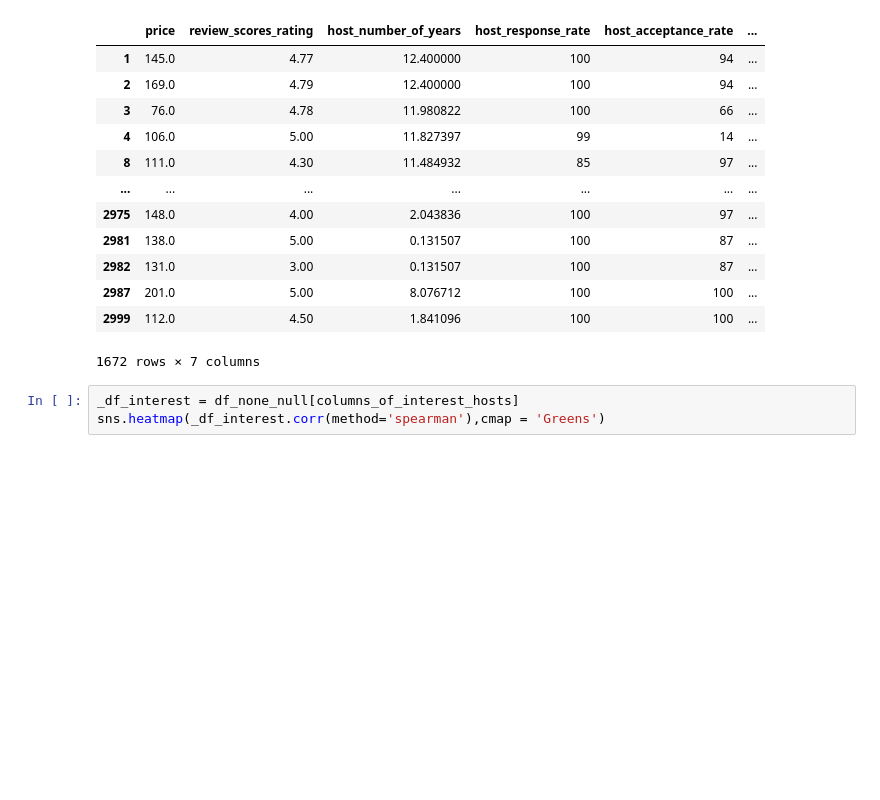
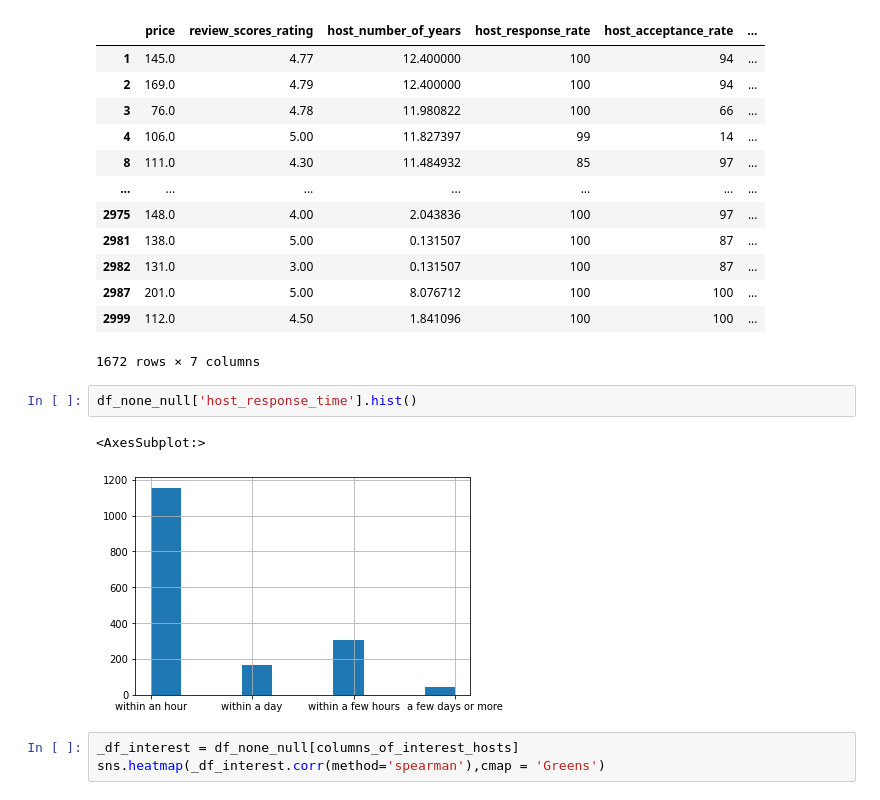
Before and after one commit to Fabrizio-Andrew/Vacation-Rental-Pricing-Estimator, a Jupyter notebook: experimentation/eda0.ipynb, the cells around one changed output. Saved outputs shown, nothing was run; the diff lists cells and outputs as text; blank space fills up the shorter version.

```diff
--- a/experimentation/eda0.ipynb
+++ b/experimentation/eda0.ipynb
@@ -393,6 +409,11 @@ df_none_null[columns_of_interest_hosts]
 | 2987 | 201.0 | 5.00 | 8.076712 | 100 | 100 | ... |
 | 2999 | 112.0 | 4.50 | 1.841096 | 100 | 100 | ... |
 1672 rows × 7 columns
+# %%
+df_none_null['host_response_time'].hist()
+# %% [output]
+<AxesSubplot:>
+[figure, added]
 # %%
 _df_interest = df_none_null[columns_of_interest_hosts]
 sns.heatmap(_df_interest.corr(method='spearman'),cmap = 'Greens')
```
Also changed, not shown: parts of 23 cells of this notebook.
